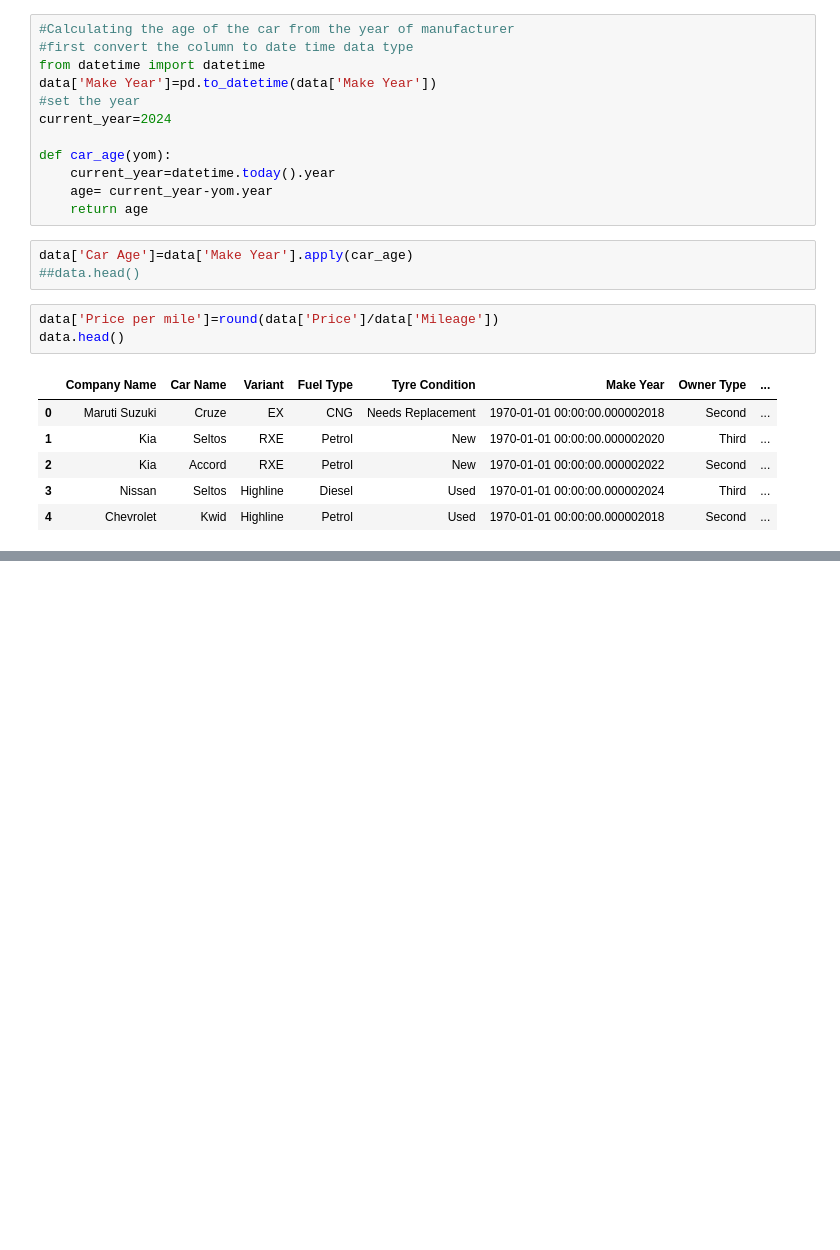
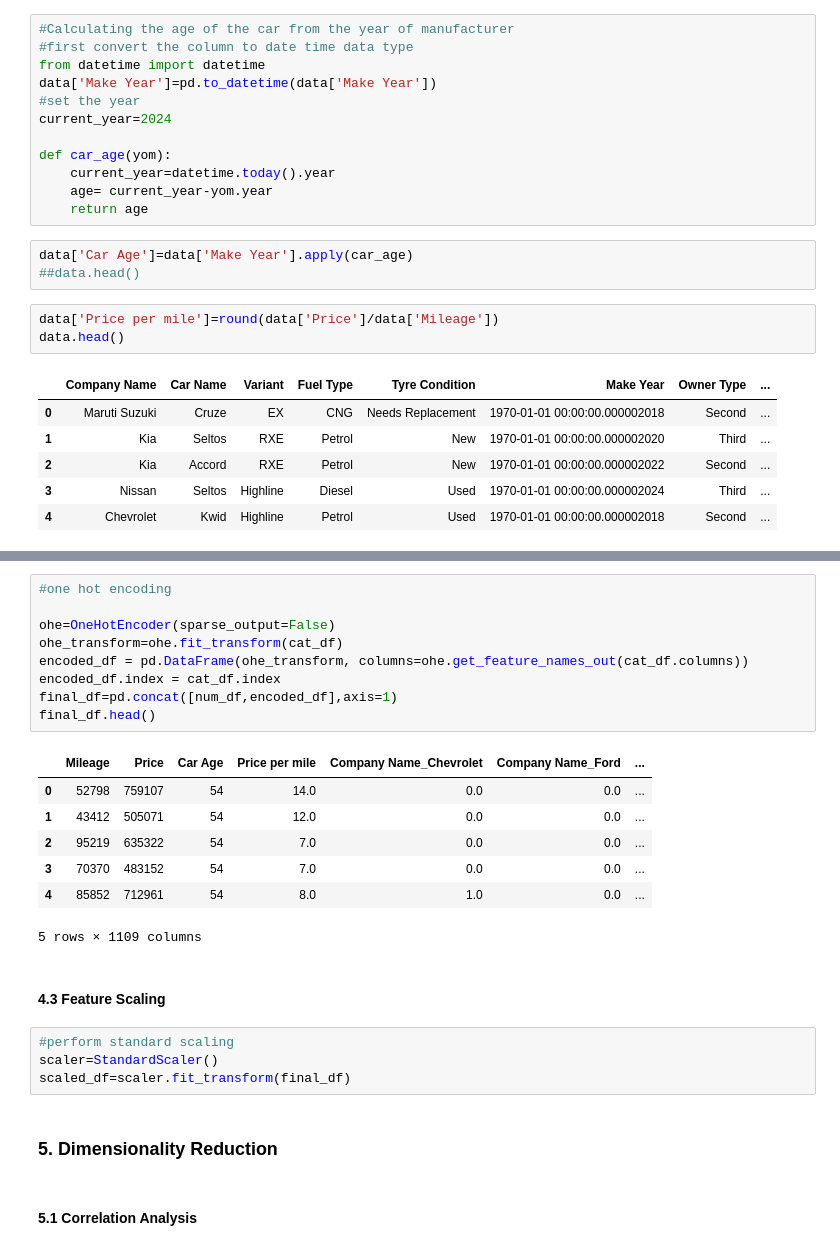
Before and after one commit to WamzMwangi/Unsupervised_Machine_Learning, a Jupyter notebook: Week1_Principal_Component_Analysis/CarSales_Data_PCA.ipynb, the cells around one changed output, grey strips where cells are left out. Drawn from its saved outputs; the diff is of its cells as text; blank space fills up the shorter version.

```diff
--- a/Week1_Principal_Component_Analysis/CarSales_Data_PCA.ipynb
+++ b/Week1_Principal_Component_Analysis/CarSales_Data_PCA.ipynb
@@ -162,0 +193,27 @@ data.head()
+# %%
+#one hot encoding
+
+ohe=OneHotEncoder(sparse_output=False)
+ohe_transform=ohe.fit_transform(cat_df)
+encoded_df = pd.DataFrame(ohe_transform, columns=ohe.get_feature_names_out(cat_df.columns))
+encoded_df.index = cat_df.index
+final_df=pd.concat([num_df,encoded_df],axis=1)
+final_df.head()
+# %% [output]
+|  | Mileage | Price | Car Age | Price per mile | Company Name_Chevrolet | Company Name_Ford | ... |
+| 0 | 52798 | 759107 | 54 | 14.0 | 0.0 | 0.0 | ... |
+| 1 | 43412 | 505071 | 54 | 12.0 | 0.0 | 0.0 | ... |
+| 2 | 95219 | 635322 | 54 | 7.0 | 0.0 | 0.0 | ... |
+| 3 | 70370 | 483152 | 54 | 7.0 | 0.0 | 0.0 | ... |
+| 4 | 85852 | 712961 | 54 | 8.0 | 1.0 | 0.0 | ... |
+5 rows × 1109 columns
+# %% [markdown]
+#### 4.3 Feature Scaling
+# %%
+#perform standard scaling
+scaler=StandardScaler()
+scaled_df=scaler.fit_transform(final_df)
+# %% [markdown]
+### 5. Dimensionality Reduction
+# %% [markdown]
+#### 5.1 Correlation Analysis
```
Also changed, not shown: parts of 7 cells of this notebook.
